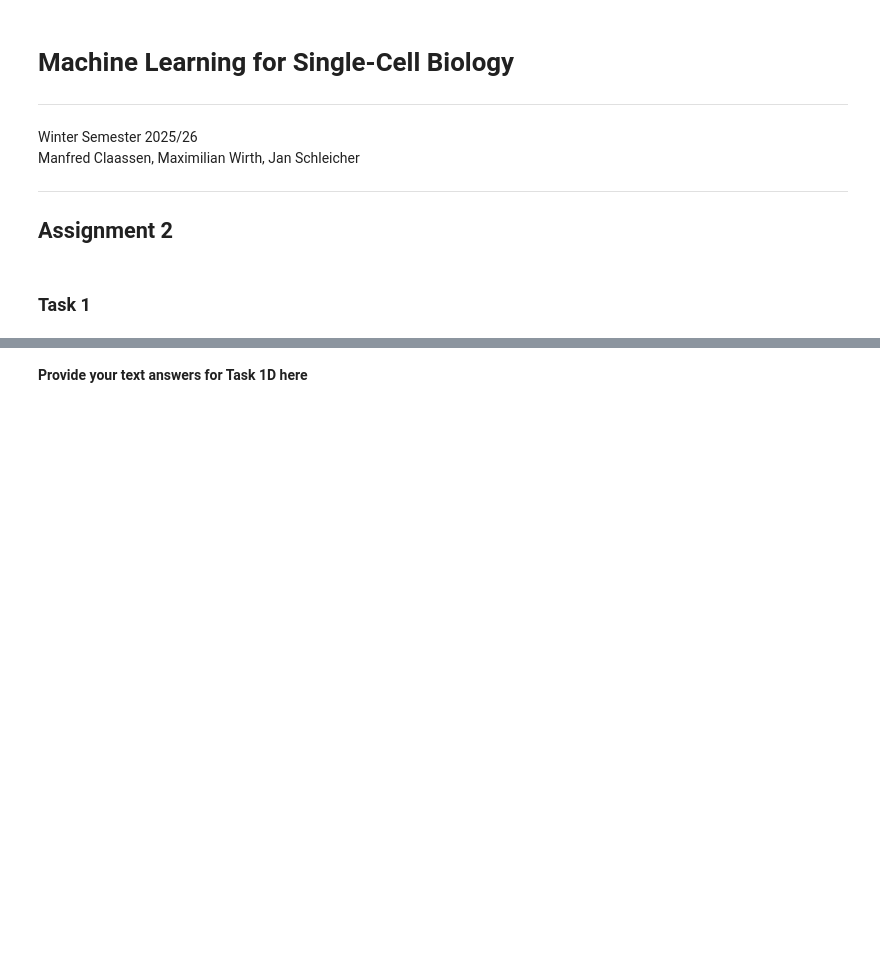
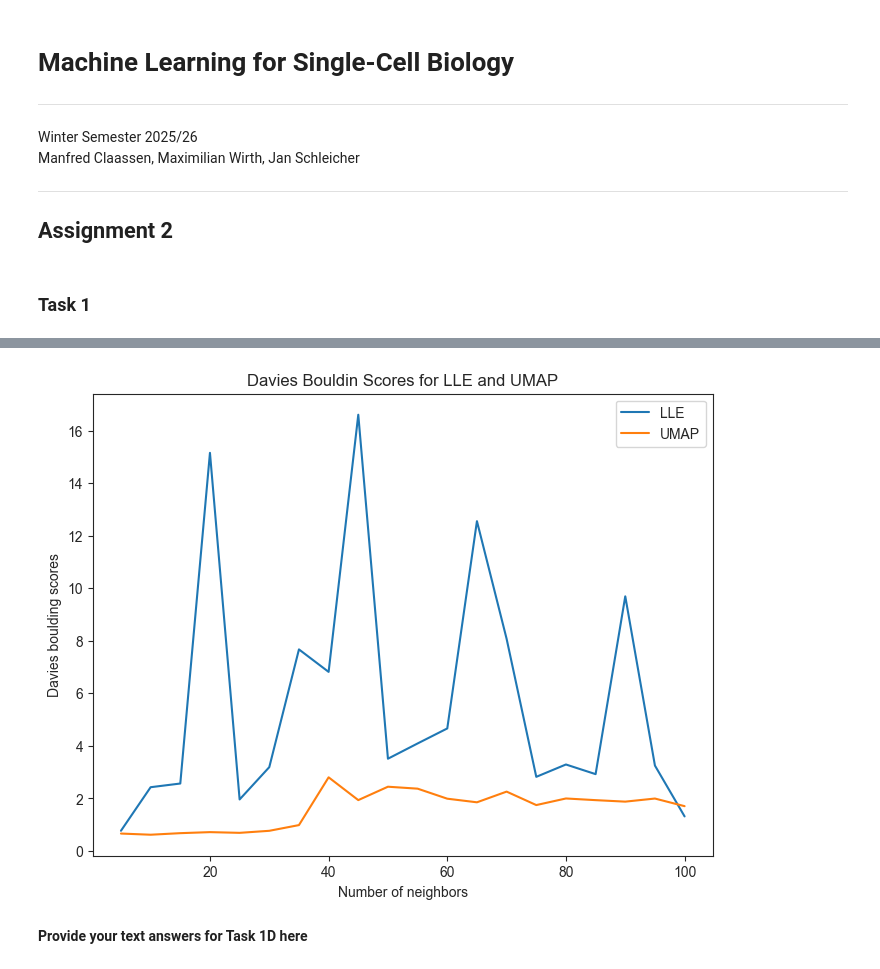
Before and after one commit to MertOkur/MLSCB, a Jupyter notebook: Assignment02/mlscb_2025_assignment_02_code.ipynb, the cells around one changed output, grey strips where cells are left out. Saved outputs shown, nothing was run; the diff lists cells and outputs as text; code cells hidden in the pictures; blank space fills up the shorter version.

```diff
--- a/Assignment02/mlscb_2025_assignment_02_code.ipynb
+++ b/Assignment02/mlscb_2025_assignment_02_code.ipynb
@@ -215,2 +227,38 @@ plt.show()
+# %%
+# Task 1C
+# Compute LLE and UMAP embeddings with different numbers of neighbors
+#########################
+results = []
+cell_types = metadata_1
+
+for i in range(5, 101, 5):
+    lle = LocallyLinearEmbedding(n_components=2, n_neighbors=i, random_state=42)
+    lle_embedding = lle.fit_transform(expression_data_1)
+
+    umap = UMAP(n_components=2, n_neighbors=i, random_state=42)
+    umap_embedding = umap.fit_transform(expression_data_1)
+
+    # compute similarity with davies_bouldin_score -> less intracluster variance and more intercluster variance leads to higher score (more similarity)
+    lle_davies_bouldin_score = davies_bouldin_score(lle_embedding, cell_types)
+    umap_davies_bouldin_score = davies_bouldin_score(umap_embedding, cell_types)
+
+    results.append([i, lle_davies_bouldin_score, umap_davies_bouldin_score])
+
+results_df = pd.DataFrame(results, columns=["n_neighbors", "LLE_DB", "UMAP_DB"])
+
+plt.figure(figsize=(8,6))
+
+sns.lineplot(data = results_df, x = "n_neighbors", y = "LLE_DB", label="LLE")
+sns.lineplot(data = results_df, x = "n_neighbors", y = "UMAP_DB", label="UMAP")
+
+plt.title("Davies Bouldin Scores for LLE and UMAP")
+plt.xlabel("Number of neighbors")
+plt.ylabel("Davies boulding scores")
+plt.show()
+
+
+#########################
+# %% [output]
+[figure, added]
 # %% [markdown]
 **Provide your text answers for Task 1D here**
```
Also changed, not shown: parts of 11 cells of this notebook.
